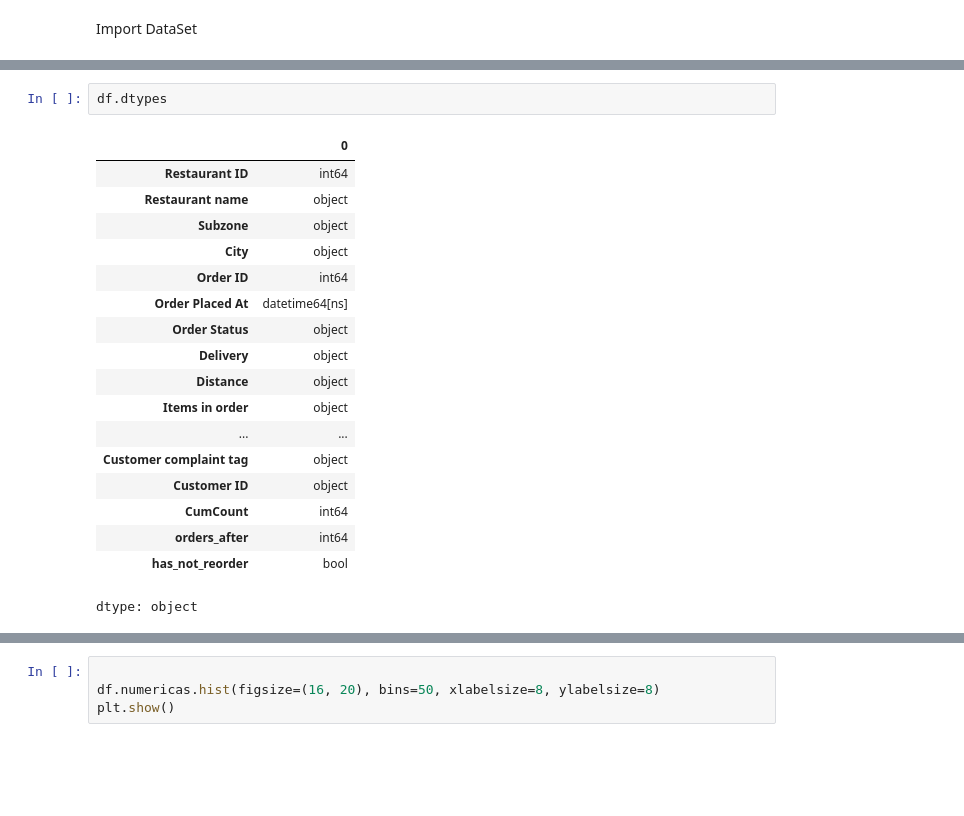
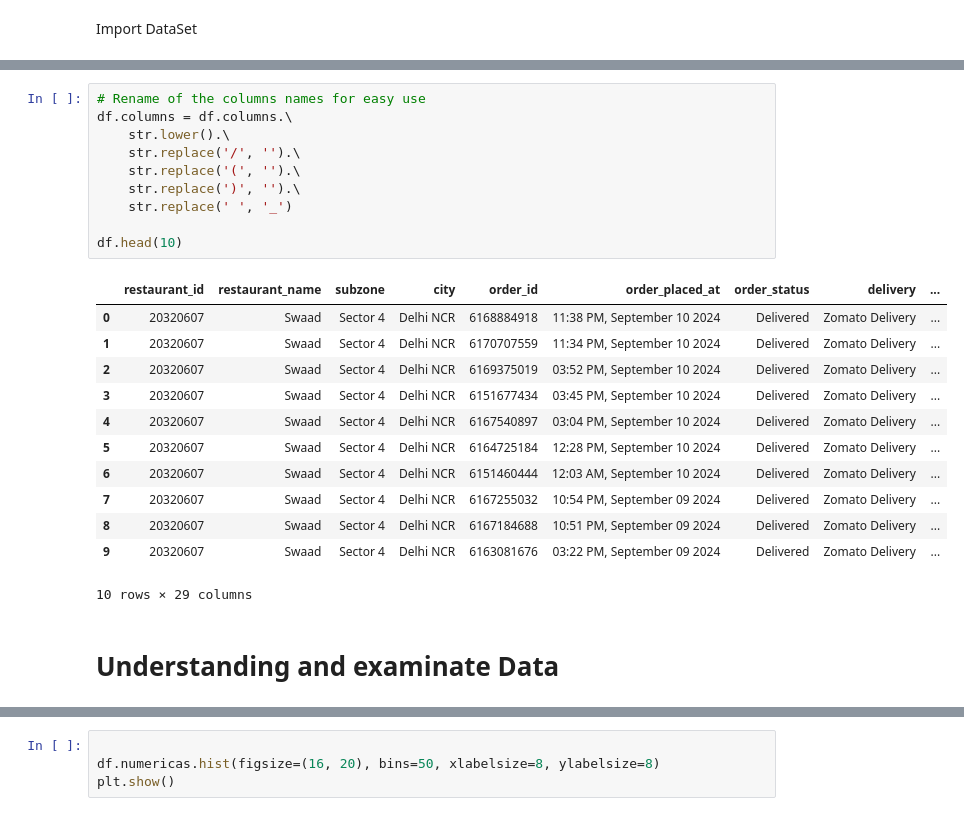
Before and after one commit to infante-manu/unav-data-cleaning-and-preparation, a Jupyter notebook: churn-prediction__alfaro-infante.ipynb, the cells around one changed output, grey strips where cells are left out. Drawn from its saved outputs; the diff is of its cells as text; blank space fills up the shorter version.

```diff
--- a/churn-prediction__alfaro-infante.ipynb
+++ b/churn-prediction__alfaro-infante.ipynb
@@ -91,21 +29,25 @@ dtype: int64
-# %%
-df.dtypes
-# %% [output]
-|  | 0 |
-| Restaurant ID | int64 |
-| Restaurant name | object |
-| Subzone | object |
-| City | object |
-| Order ID | int64 |
-| Order Placed At | datetime64[ns] |
-| Order Status | object |
-| Delivery | object |
-| Distance | object |
-| Items in order | object |
-| ... | ... |
-| Customer complaint tag | object |
-| Customer ID | object |
-| CumCount | int64 |
-| orders_after | int64 |
-| has_not_reorder | bool |
-dtype: object
+# %%
+# Rename of the columns names for easy use
+df.columns = df.columns.\
+    str.lower().\
+    str.replace('/', '').\
+    str.replace('(', '').\
+    str.replace(')', '').\
+    str.replace(' ', '_')
+
+df.head(10)
+# %% [output]
+|  | restaurant_id | restaurant_name | subzone | city | order_id | order_placed_at | order_status | delivery | ... |
+| 0 | 20320607 | Swaad | Sector 4 | Delhi NCR | 6168884918 | 11:38 PM, September 10 2024 | Delivered | Zomato Delivery | ... |
+| 1 | 20320607 | Swaad | Sector 4 | Delhi NCR | 6170707559 | 11:34 PM, September 10 2024 | Delivered | Zomato Delivery | ... |
+| 2 | 20320607 | Swaad | Sector 4 | Delhi NCR | 6169375019 | 03:52 PM, September 10 2024 | Delivered | Zomato Delivery | ... |
+| 3 | 20320607 | Swaad | Sector 4 | Delhi NCR | 6151677434 | 03:45 PM, September 10 2024 | Delivered | Zomato Delivery | ... |
+| 4 | 20320607 | Swaad | Sector 4 | Delhi NCR | 6167540897 | 03:04 PM, September 10 2024 | Delivered | Zomato Delivery | ... |
+| 5 | 20320607 | Swaad | Sector 4 | Delhi NCR | 6164725184 | 12:28 PM, September 10 2024 | Delivered | Zomato Delivery | ... |
+| 6 | 20320607 | Swaad | Sector 4 | Delhi NCR | 6151460444 | 12:03 AM, September 10 2024 | Delivered | Zomato Delivery | ... |
+| 7 | 20320607 | Swaad | Sector 4 | Delhi NCR | 6167255032 | 10:54 PM, September 09 2024 | Delivered | Zomato Delivery | ... |
+| 8 | 20320607 | Swaad | Sector 4 | Delhi NCR | 6167184688 | 10:51 PM, September 09 2024 | Delivered | Zomato Delivery | ... |
+| 9 | 20320607 | Swaad | Sector 4 | Delhi NCR | 6163081676 | 03:22 PM, September 09 2024 | Delivered | Zomato Delivery | ... |
+10 rows × 29 columns
+# %% [markdown]
+# Understanding and examinate Data
```
Also changed, not shown: parts of 24 cells of this notebook.
